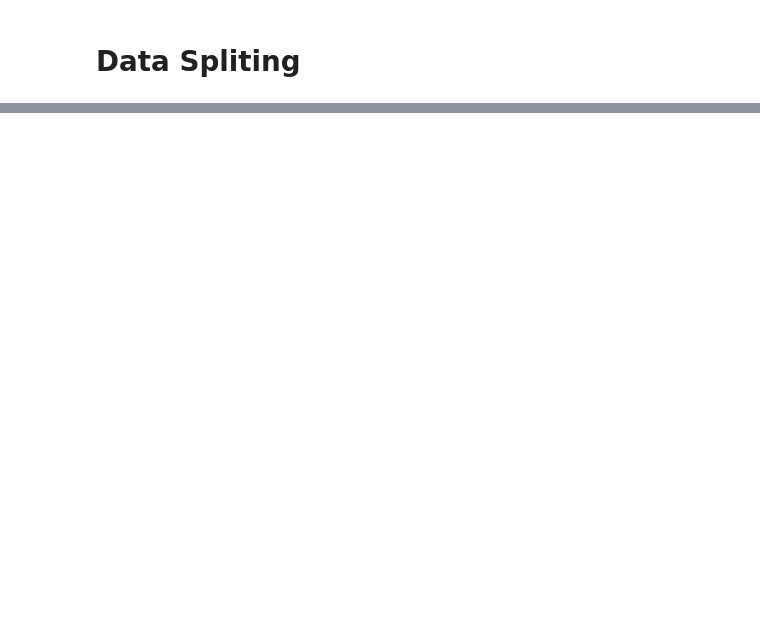
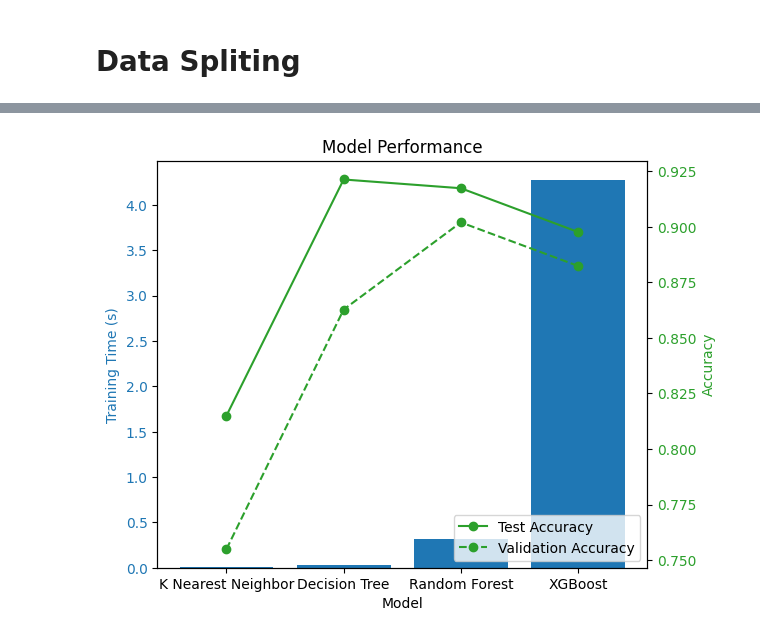
Before and after one commit to sin4ch/anomaly-based-IDS-using-ML, a Jupyter notebook: cicids-notebook.ipynb, the cells around one changed output, grey strips where cells are left out. Cells and saved outputs as stored; diff of their text form; code cells hidden in the pictures; blank space fills up the shorter version.

```diff
--- a/cicids-notebook.ipynb
+++ b/cicids-notebook.ipynb
@@ -205,0 +510,29 @@ Wall time: 7.92 s
+# %%
+import matplotlib.pyplot as plt
+
+models = df['Model'].tolist()
+training_time = df['Training Time (s)'].tolist()
+test_accuracy = df['Test Accuracy'].tolist()
+validation_accuracy = df['Validation Accuracy'].tolist()
+
+fig, ax1 = plt.subplots()
+
+color = 'tab:blue'
+ax1.set_xlabel('Model')
+ax1.set_ylabel('Training Time (s)', color=color)
+ax1.bar(models, training_time, color=color)
+ax1.tick_params(axis='y', labelcolor=color)
+
+ax2 = ax1.twinx()
+color = 'tab:green'
+ax2.set_ylabel('Accuracy', color=color)
+ax2.plot(models, test_accuracy, marker='o', label='Test Accuracy', color=color)
+ax2.plot(models, validation_accuracy, marker='o', label='Validation Accuracy', linestyle='dashed', color=color)
+ax2.tick_params(axis='y', labelcolor=color)
+
+fig.tight_layout()
+plt.title('Model Performance')
+plt.legend()
+plt.show()
+# %% [output]
+[figure, added]
```
Also changed, not shown: parts of 43 cells of this notebook.
